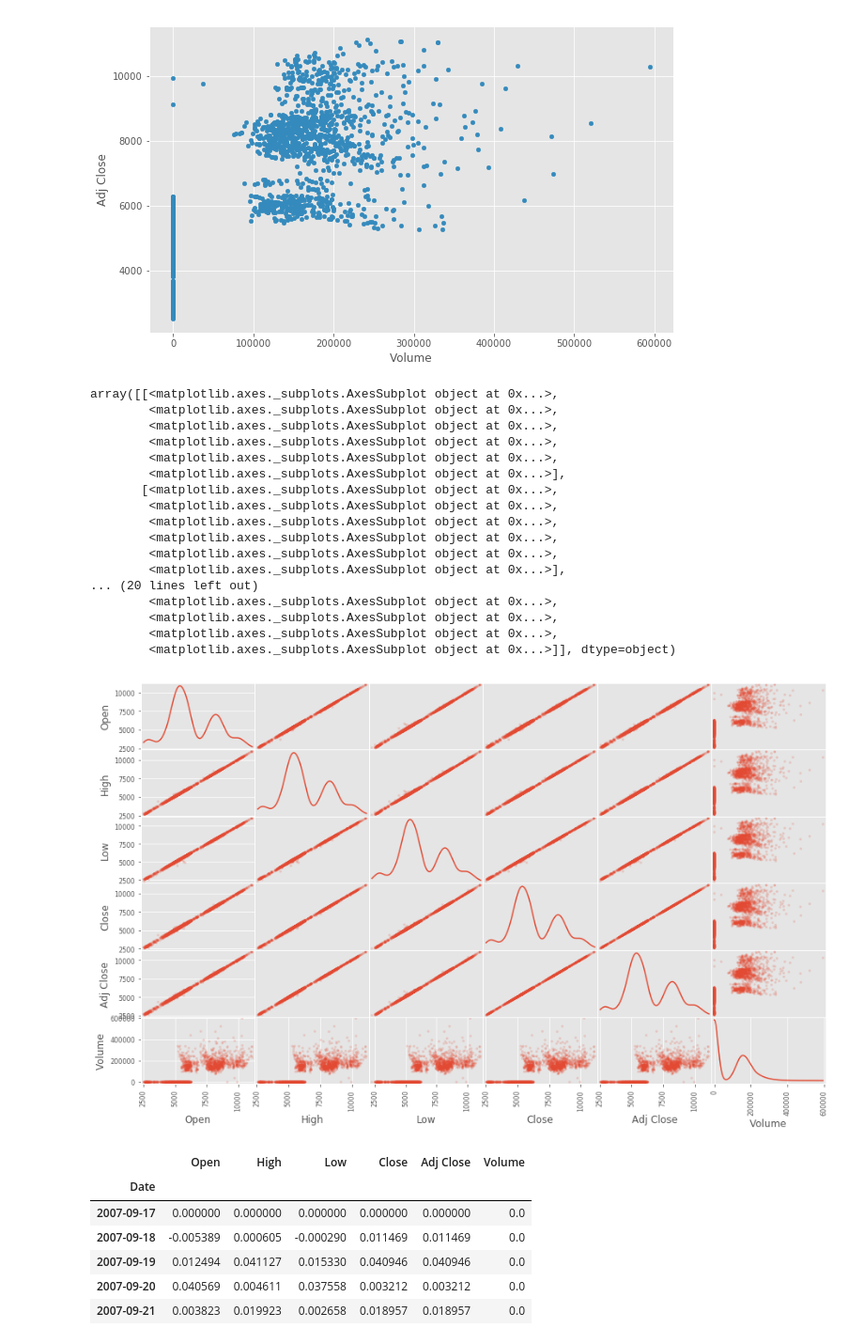
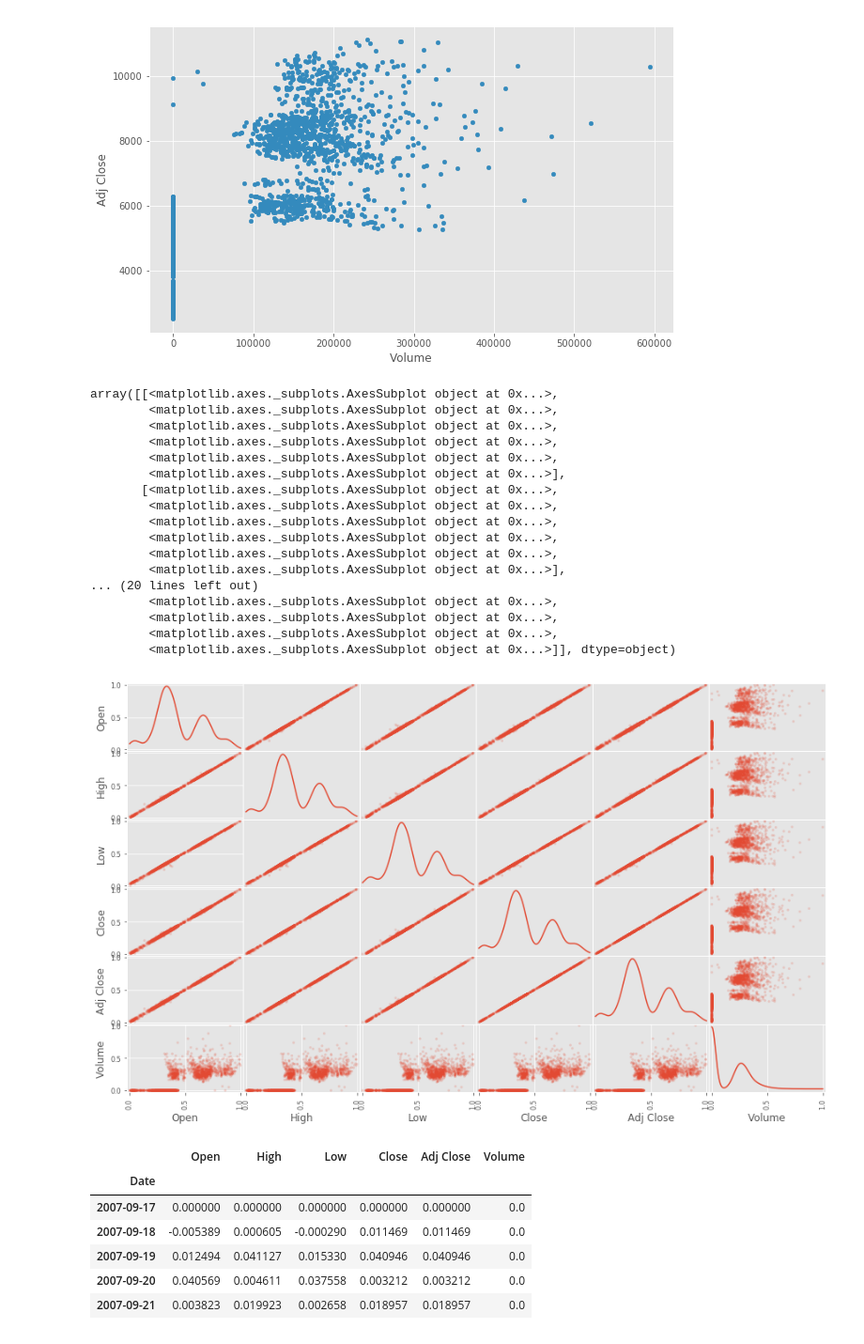
Before and after one commit to leomcp/Stock_Market_Prediction, a Jupyter notebook: Nifty50_analysis.ipynb, the cells around one changed output. Shown at 94% size. Saved outputs shown, nothing was run; the diff lists cells and outputs as text; code cells hidden in the pictures.

```diff
--- a/Nifty50_analysis.ipynb
+++ b/Nifty50_analysis.ipynb
@@ -73,0 +80,4 @@ stock_data.head()
+# %%
+# Cleaning data
+stock_data.fillna(method = 'ffill', inplace = True)
+stock_data.tail()
@@ -85 +117,13 @@ display(stock_data.describe())
 | max | 11120.849609 | 11171.549805 | 11075.950195 | 11130.400391 | 11130.400391 | 594200.000000 |
+# %%
+stock_norm_data = pd.DataFrame()
+
+stock_norm_data['Open'] = (stock_data['Open'] - min(stock_data['Open'])) / (max(stock_data['Open']) - min(stock_data['Open']))
+stock_norm_data['High'] = (stock_data['High'] - min(stock_data['High'])) / (max(stock_data['High']) - min(stock_data['High']))
+stock_norm_data['Low'] = (stock_data['Low'] - min(stock_data['Low'])) / (max(stock_data['Low']) - min(stock_data['Low']))
+stock_norm_data['Close'] = (stock_data['Close'] - min(stock_data['Close'])) / (max(stock_data['Close']) - min(stock_data['Close']))
+stock_norm_data['Adj Close'] = (stock_data['Adj Close'] - min(stock_data['Adj Close'])) / (max(stock_data['Adj Close']) - min(stock_data['Adj Close']))
+stock_norm_data['Volume'] = (stock_data['Volume'] - min(stock_data['Volume'])) / (max(stock_data['Volume']) - min(stock_data['Volume']))
+
+stock_norm_data.plot(kind = 'density', subplots = True, sharex = True, layout = (3, 3), figsize = (20, 10))
+plt.show()
@@ -122,26 +176,26 @@ plt.show()
 # %%
 # Scatter Matrix
 from pandas.plotting import scatter_matrix
-scatter_matrix(stock_data, alpha = 0.2, figsize = (15, 9), diagonal = 'kde')
+scatter_matrix(stock_norm_data, alpha = 0.2, figsize = (15, 9), diagonal = 'kde')
 # %% [output]
 array([[<matplotlib.axes._subplots.AxesSubplot object at 0x...>,
         <matplotlib.axes._subplots.AxesSubplot object at 0x...>,
         <matplotlib.axes._subplots.AxesSubplot object at 0x...>,
         <matplotlib.axes._subplots.AxesSubplot object at 0x...>,
         <matplotlib.axes._subplots.AxesSubplot object at 0x...>,
         <matplotlib.axes._subplots.AxesSubplot object at 0x...>],
        [<matplotlib.axes._subplots.AxesSubplot object at 0x...>,
         <matplotlib.axes._subplots.AxesSubplot object at 0x...>,
         <matplotlib.axes._subplots.AxesSubplot object at 0x...>,
         <matplotlib.axes._subplots.AxesSubplot object at 0x...>,
         <matplotlib.axes._subplots.AxesSubplot object at 0x...>,
         <matplotlib.axes._subplots.AxesSubplot object at 0x...>],
 ... (20 lines left out)
         <matplotlib.axes._subplots.AxesSubplot object at 0x...>,
         <matplotlib.axes._subplots.AxesSubplot object at 0x...>,
         <matplotlib.axes._subplots.AxesSubplot object at 0x...>,
         <matplotlib.axes._subplots.AxesSubplot object at 0x...>]], dtype=object)
-[figure, old version]
+[figure, new version]
 # %%
 # Percentage change, from one day to next ...
 pct_data = stock_data.pct_change()
```
Also changed, not shown: parts of 21 cells of this notebook, 1 other file.
